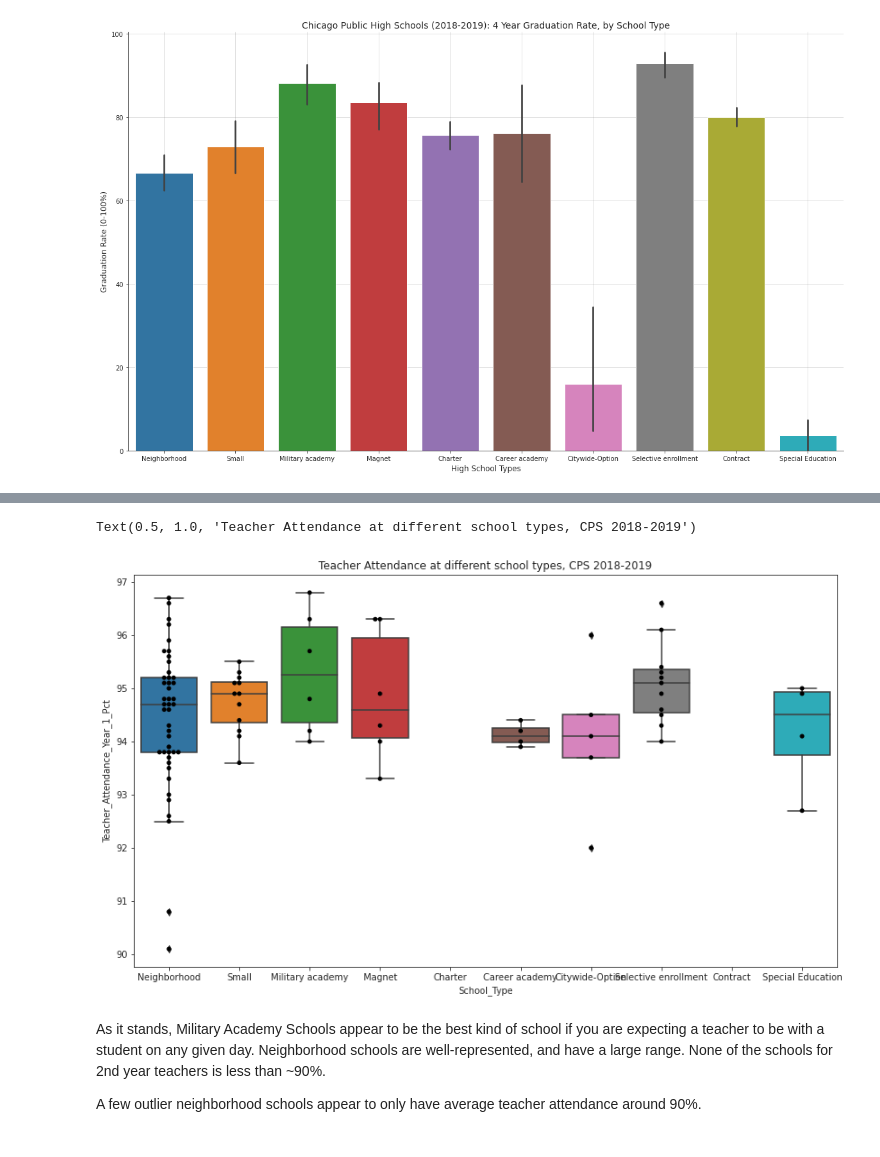
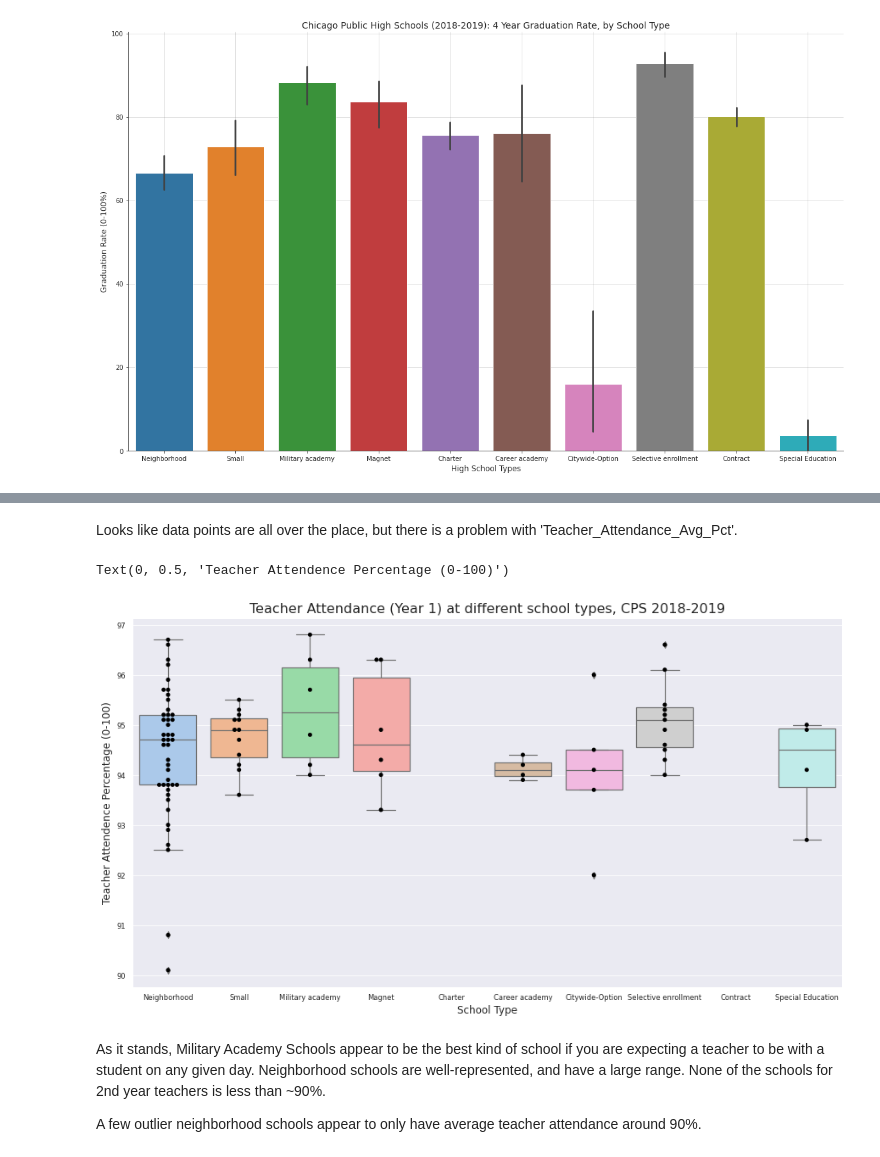
Before and after one commit to Colsai/DATA-601-Wan, a Jupyter notebook: Project_1_presentation.ipynb, the cells around one changed output, grey strips where cells are left out. Cells and saved outputs as stored; diff of their text form; code cells hidden in the pictures.

```diff
--- a/Project_1_presentation.ipynb
+++ b/Project_1_presentation.ipynb
@@ -607,0 +753,11 @@ hs_perf_columns
+# %%
+# Let's swarmplot and boxplot to see how well teacher attendance is, per High School
+sns.set_context("paper", font_scale=0.95)
+
+fig, ax = plt.subplots(figsize = (15,8))
+sns.swarmplot(x = hs_test_scores.School_Type, y = hs_test_scores.PSAT_Grade_10_Score_School_Avg, color = 'black')
+sns.boxplot(x = hs_test_scores.School_Type, y = hs_test_scores.PSAT_Grade_10_Score_School_Avg, palette = 'mako')
+
+ax.set_title("PSAT Scores (Grade 10)", size = 16)
+ax.set_xlabel("School Types", size = 12)
+ax.set_ylabel("2018-2019 Average SAT Scores", size= 12)
@@ -617,0 +812,11 @@ grad_rate_columns
+# %%
+#Visualizing All Scores
+fig, ax = plt.subplots(figsize = (12,8))
+
+sns.set_theme()
+sns.scatterplot(data = hs_test_scores, x = range(0,len(hs_test_scores)), y = 'PSAT_Grade_9_Score_School_Avg', label = '9th Grade PSAT')
+sns.scatterplot(data = hs_test_scores, x = range(0,len(hs_test_scores)), y = 'PSAT_Grade_10_Score_School_Avg', label = '10th Grade PSAT')
+
+ax.set_title("9th Grade PSAT avg test scores, CPS 2018-2019", size = 14)
+ax.set_ylabel("PSAT Avg Test Scores", size= 12)
+ax.set_label('r')
@@ -618,2 +830,2 @@ grad_rate_columns
 # %%
-teacher_quality = [x for x in hs_performance.columns if "teacher" in x.lower()]
+teacher_quality = [x for x in hs_df.columns if "teacher_att" in x.lower()]
@@ -634,0 +841,11 @@ teach_quality_df.describe()
+# %%
+fig, ax = plt.subplots(figsize = (12,8))
+
+sns.set_theme()
+
+for elem in teacher_quality:
+    sns.scatterplot(x = range(0,len(teach_quality_df)), y = teach_quality_df[elem], label = elem)
+
+ax.set_title("Teacher Attendance (Year 1/2/AVG) at different school types, CPS 2018-2019", size = 14)
+ax.set_ylabel("Teacher Attendence Percentage (0-100)", size= 12)
+ax.set_label('r')
@@ -635,13 +854,19 @@ teach_quality_df.describe()
+# %% [markdown]
+Looks like data points are all over the place, but there is a problem with 'Teacher_Attendance_Avg_Pct'.
 # %%
 # Let's swarmplot and boxplot to see how well teacher attendance is, per High School
-fig, ax = plt.subplots(figsize = (14,8))
+sns.set_context("paper", font_scale=0.95)
+
+fig, ax = plt.subplots(figsize = (15,8))
 sns.swarmplot(x = teach_quality_df.School_Type, y = teach_quality_df.Teacher_Attendance_Year_1_Pct, color = 'black')
-sns.boxplot(x = teach_quality_df.School_Type, y = teach_quality_df.Teacher_Attendance_Year_1_Pct)
+sns.boxplot(x = teach_quality_df.School_Type, y = teach_quality_df.Teacher_Attendance_Year_1_Pct, palette = 'pastel')
 
-plt.title("Teacher Attendance at different school types, CPS 2018-2019")
+ax.set_title("Teacher Attendance (Year 1) at different school types, CPS 2018-2019", size = 16)
+ax.set_xlabel("School Type", size = 12)
+ax.set_ylabel("Teacher Attendence Percentage (0-100)", size= 12)
 # %% [output]
-Text(0.5, 1.0, 'Teacher Attendance at different school types, CPS 2018-2019')
+Text(0, 0.5, 'Teacher Attendence Percentage (0-100)')
-[figure, old version]
+[figure, new version]
 # %% [markdown]
 As it stands, Military Academy Schools appear to be the best kind of school if you are expecting a teacher to be with a student on any given day. Neighborhood schools are well-represented, and have a large range. None of the schools for 2nd year teachers is less than ~90%.
 
```
Also changed, not shown: parts of 121 cells of this notebook.
